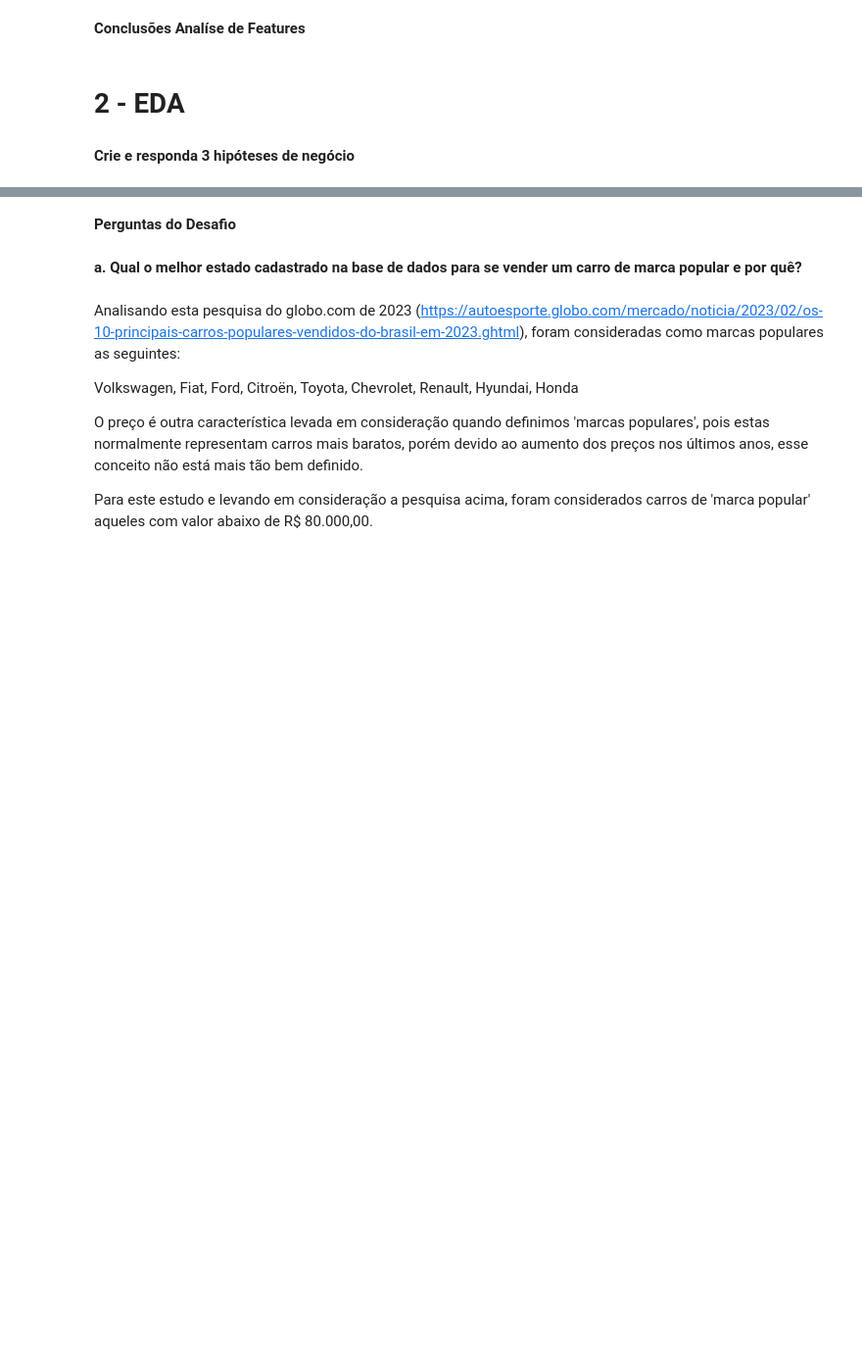
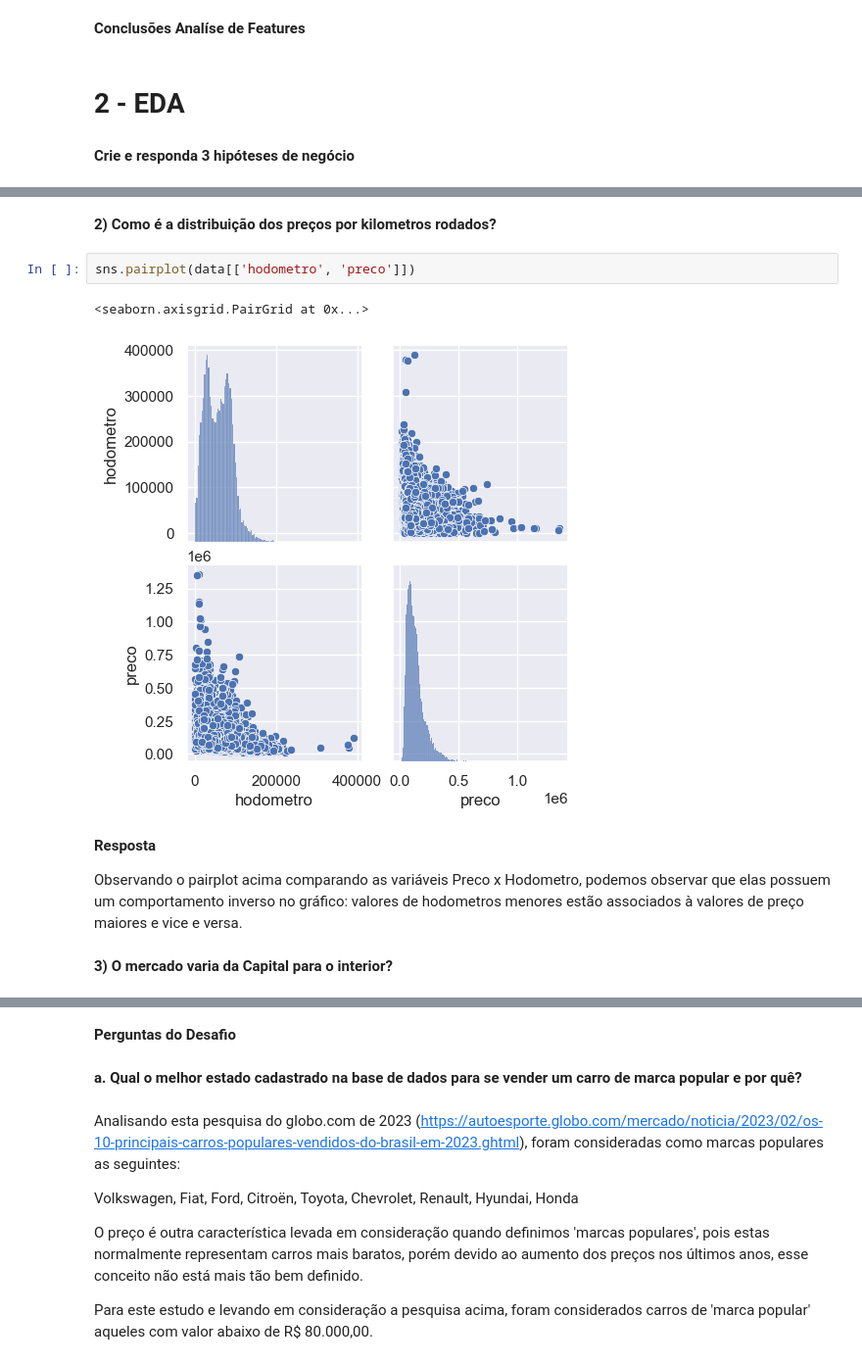
Before and after one commit to gabrieltsferreira/Lighthouse-Desafio-Cientista-de-Dados-2023-9, a Jupyter notebook: LH_CD_GabrielFerreira.ipynb, the cells around one changed output, grey strips where cells are left out. Shown at 98% size. Saved outputs shown, nothing was run; the diff lists cells and outputs as text; blank space fills up the shorter version.

```diff
--- a/LH_CD_GabrielFerreira.ipynb
+++ b/LH_CD_GabrielFerreira.ipynb
@@ -200,0 +246,13 @@ Name: marca, dtype: int64
+# %% [markdown]
+**2) Como é a distribuição dos preços por kilometros rodados?**
+# %%
+sns.pairplot(data[['hodometro', 'preco']])
+# %% [output]
+<seaborn.axisgrid.PairGrid at 0x...>
+[figure, added]
+# %% [markdown]
+**Resposta**
+
+Observando o pairplot acima comparando as variáveis Preco x Hodometro, podemos observar que elas possuem um comportamento inverso no gráfico: valores de hodometros menores estão associados à valores de preço maiores e vice e versa.
+# %% [markdown]
+**3) O mercado varia da Capital para o interior?**
```
Also changed, not shown: parts of 8 cells of this notebook.
